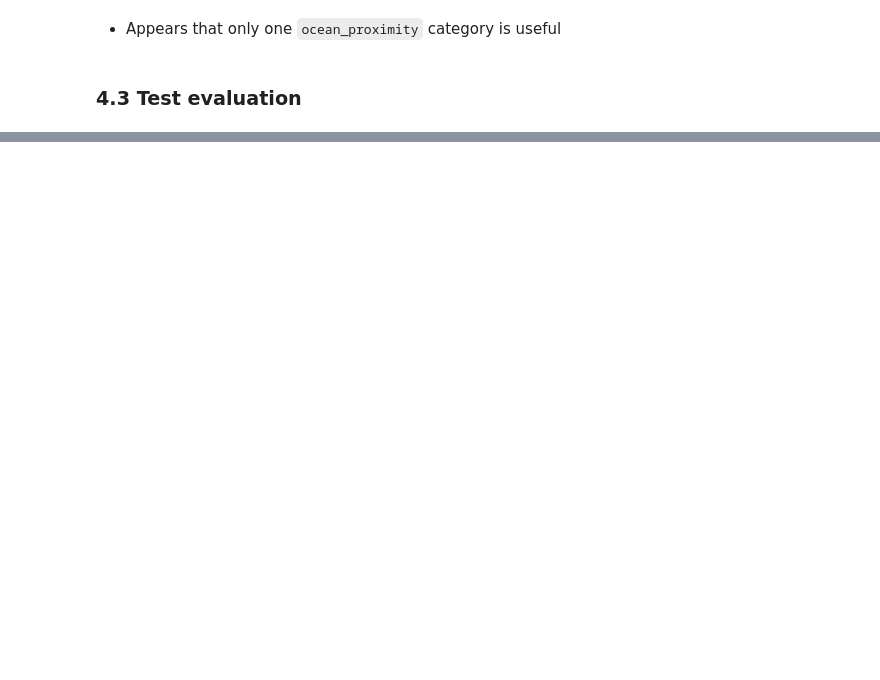
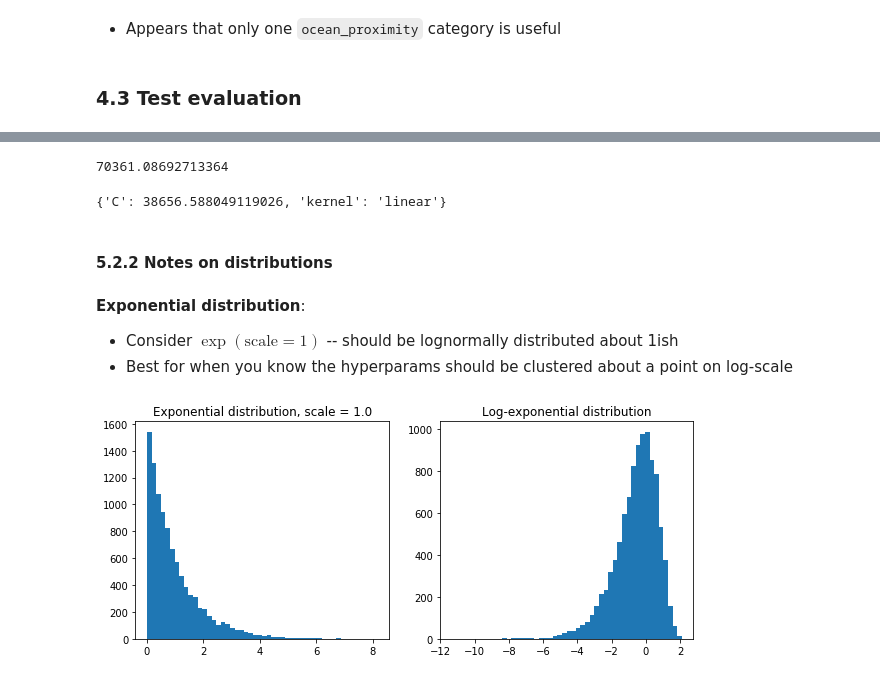
Before and after one commit to rschmidt347/python_ML, a Jupyter notebook: 02_end_to_end_ml_project.ipynb, the cells around one changed output, grey strips where cells are left out. Cells and saved outputs as stored; diff of their text form; code cells hidden in the pictures; blank space fills up the shorter version.

```diff
--- a/02_end_to_end_ml_project.ipynb
+++ b/02_end_to_end_ml_project.ipynb
@@ -841,0 +1010,29 @@ array([46409.89161452, 50312.06198232])
+# %%
+rmse = np.sqrt(-rnd_search.best_score_)
+rmse # actually did worse than the grid search -- better to use rbf next time according to the book
+# %% [output]
+70361.08692713364
+# %%
+rnd_search.best_params_
+# %% [output]
+{'C': 38656.588049119026, 'kernel': 'linear'}
+# %% [markdown]
+#### 5.2.2 Notes on distributions
+# %% [markdown]
+__Exponential distribution__:
+   - Consider $\exp(\mathrm{scale} = 1)$ -- should be lognormally distributed about 1ish
+   - Best for when you know the hyperparams should be clustered about a point on log-scale
+# %%
+exp_dist = expon(scale = 1.)
+samples = exp_dist.rvs(10000, random_state = 42) # python version of generating rvs
+
+plt.figure(figsize = (10, 4))
+plt.subplot(121) # first row, has 2 columns, first plot
+plt.title("Exponential distribution, scale = 1.0")
+plt.hist(samples, bins = 50)
+plt.subplot(122)
+plt.title("Log-exponential distribution")
+plt.hist(np.log(samples), bins = 50)
+plt.show()
+# %% [output]
+[figure, added]
```
Also changed, not shown: parts of 28 cells of this notebook.
